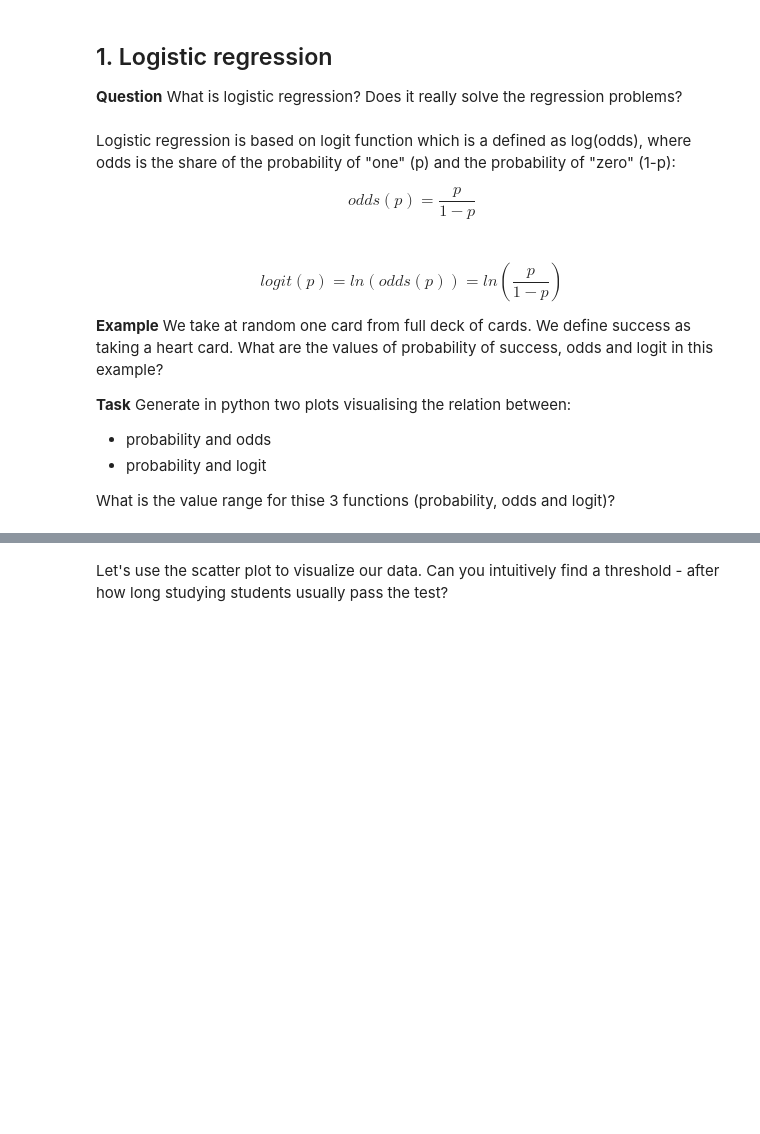
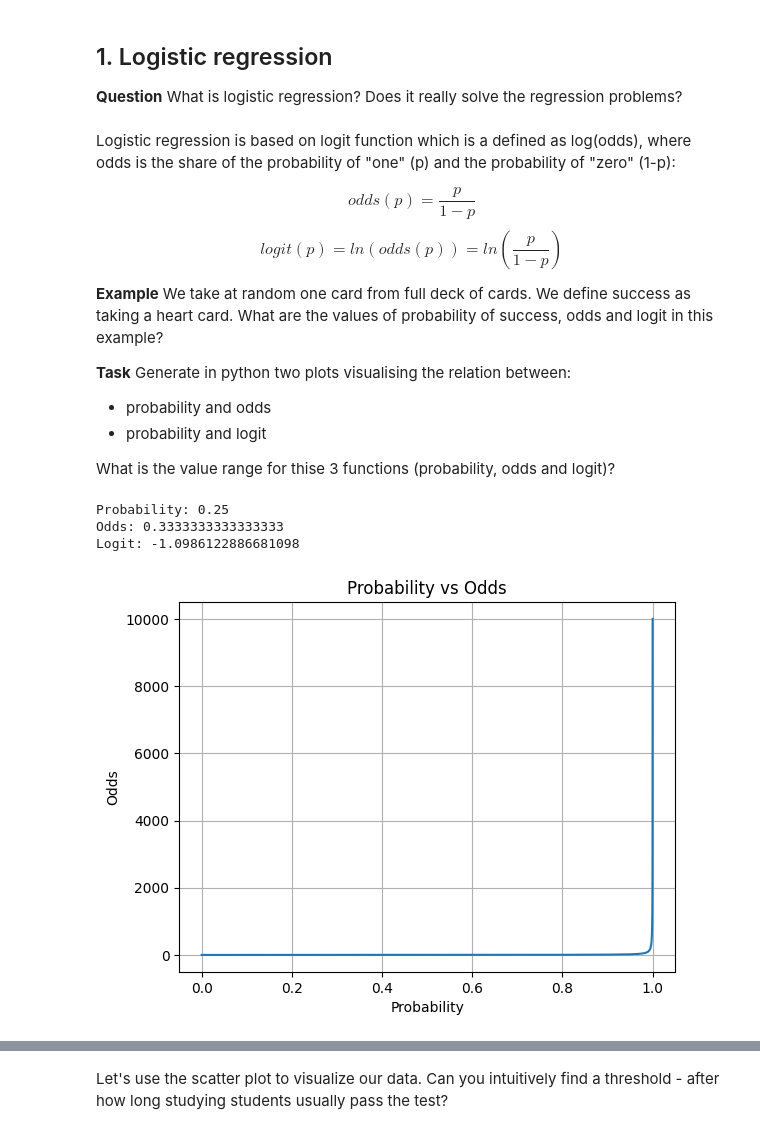
Before and after one commit to Michaszek224/wprowadzeniedosiecineuronowych, a Jupyter notebook: ml6/logistic_regression.ipynb, the cells around one changed output, grey strips where cells are left out. Drawn from its saved outputs; the diff is of its cells as text; code cells hidden in the pictures; blank space fills up the shorter version.

```diff
--- a/ml6/logistic_regression.ipynb
+++ b/ml6/logistic_regression.ipynb
@@ -15,7 +15,7 @@ import pandas as pd
 # %% [markdown]
 Logistic regression is based on logit function which is a defined as log(odds), where odds is the share of the probability of "one" (p) and the probability of "zero" (1-p):
 
-$$odds(p) = \frac{p}{1-p}$$ <br/>
+$$odds(p) = \frac{p}{1-p}$$
 $$logit(p) = ln(odds(p)) = ln(\frac{p}{1-p})$$
 
 **Example** We take at random one card from full deck of cards. We define success as taking a heart card. What are the values of probability of success, odds and logit in this example? <br/>
@@ -25,3 +25,36 @@ $$logit(p) = ln(odds(p)) = ln(\frac{p}{1-p})$$
 * probability and logit
 
 What is the value range for thise 3 functions (probability, odds and logit)?
+# %%
+def odds(p):
+    return p / (1 - p)
+
+
+def logit(p):
+    return np.log(odds(p))
+# %%
+prop_heart = 13 / 52
+odds_heart = odds(prop_heart)
+logit_heart = logit(prop_heart)
+
+print(f"Probability: {prop_heart}")
+print(f"Odds: {odds_heart}")
+print(f"Logit: {logit_heart}")
+# %% [output]
+Probability: 0.25
+Odds: 0.3333333333333333
+Logit: -1.0986122886681098
+# %%
+p = np.linspace(0.0001, 0.9999, 10000)
+odds_values = odds(p)
+logit_values = logit(p)
+
+plt.figure()
+plt.plot(p, odds_values)
+plt.xlabel("Probability")
+plt.ylabel("Odds")
+plt.title("Probability vs Odds")
+plt.grid()
+plt.show()
+# %% [output]
+[figure, added]
```
Also changed, not shown: parts of 12 cells of this notebook, 1 other file.
